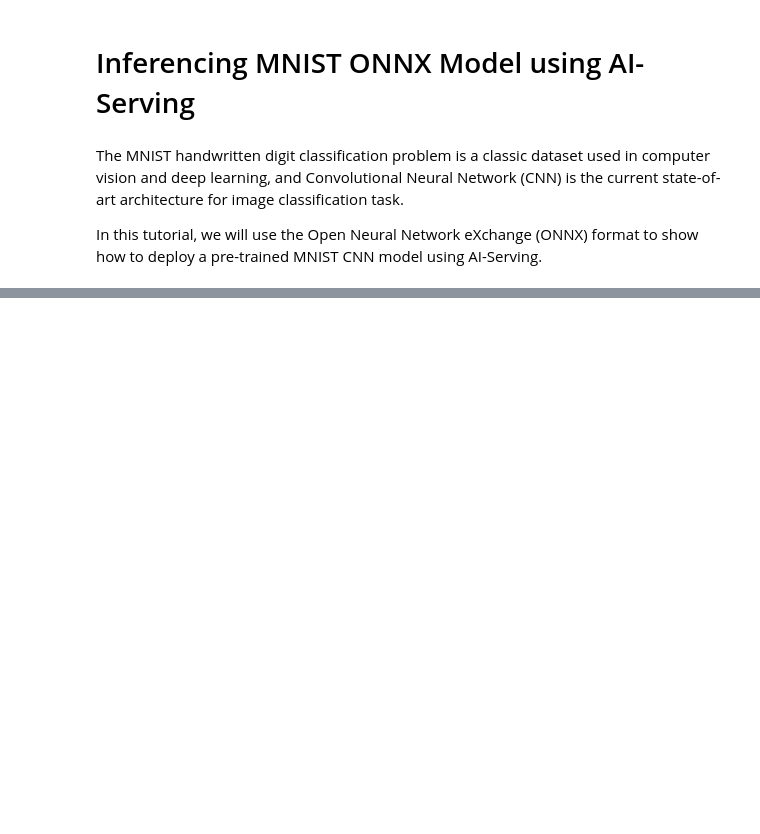
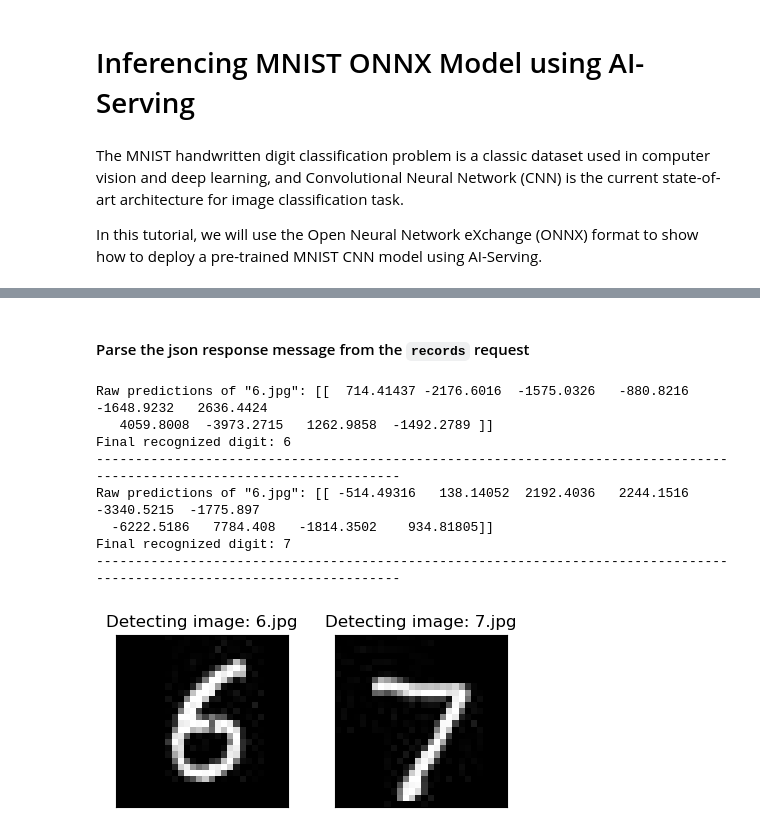
Before and after one commit to autodeployai/ai-serving, a Jupyter notebook: examples/AIServingMnistOnnxModel.ipynb, the cells around one changed output, grey strips where cells are left out. Cells and saved outputs as stored; diff of their text form; code cells hidden in the pictures; blank space fills up the shorter version.

```diff
--- a/examples/AIServingMnistOnnxModel.ipynb
+++ b/examples/AIServingMnistOnnxModel.ipynb
@@ -234,16 +359,14 @@ Create both JSON objects, one is using the `Records` format that has one case, t
 # %%
 # Create a JSON object with records that contains only the first tensor.
 request_json_recoreds = {
-    'X': [{
-        'Input3': input_arrays[0].tolist()
-    }]
+    'X': [ {input_tensor_name: x.tolist()} for x in input_arrays[0:2]]
 }
 
 # Create a JSON object with columns and data that contains the last two tensors.
 request_json_split = {
     'X': {
-        'columns': ['Input3'],
-        'data': [[input_arrays[1].tolist()], [input_arrays[2].tolist()]]
+        'columns': [input_tensor_name],
+        'data': [ [x.tolist()] for x in input_arrays[2:] ]
     }
 }
 # %% [markdown]
@@ -299,0 +385,34 @@ print_json_output_and_compare_result(2, response_json['result']['data'][1])
+# %% [markdown]
+#### <a id="parse-json-response-records"></a>Parse the json response message from the `records` request
+# %%
+response_json = prediction_json_response_records.json()
+
+i = 0
+for x in response_json['result']:
+    output_list = x[output_tensor_name]
+    output_tensor_array = np.asarray(output_list, dtype=np.dtype('float32'))
+
+    # Print the result for the firest testing image
+    print('Raw predictions of "{}": {}'.format(images[0][0], output_tensor_array))
+    print('Final recognized digit: {}'.format(postprocess(output_tensor_array)))
+    print('-'*120)
+
+    # Add a subplot for the current digit.
+    plt.subplot(1, len(images) - 1, i + 1)
+    plt.tight_layout()
+    plt.imshow(images[i][1].reshape([28, 28]), cmap='gray', interpolation='none')
+    plt.title('Detecting image: {}'.format(images[i][0]))
+    plt.xticks([])
+    plt.yticks([])
+    i += 1
+plt.show()
+# %% [output]
+Raw predictions of "6.jpg": [[  714.41437 -2176.6016  -1575.0326   -880.8216  -1648.9232   2636.4424
+   4059.8008  -3973.2715   1262.9858  -1492.2789 ]]
+Final recognized digit: 6
+------------------------------------------------------------------------------------------------------------------------
+Raw predictions of "6.jpg": [[ -514.49316   138.14052  2192.4036   2244.1516  -3340.5215  -1775.897
+  -6222.5186   7784.408   -1814.3502    934.81805]]
+Final recognized digit: 7
+------------------------------------------------------------------------------------------------------------------------
+[figure, added]
```
Also changed, not shown: parts of 42 cells of this notebook, 39 other files.
